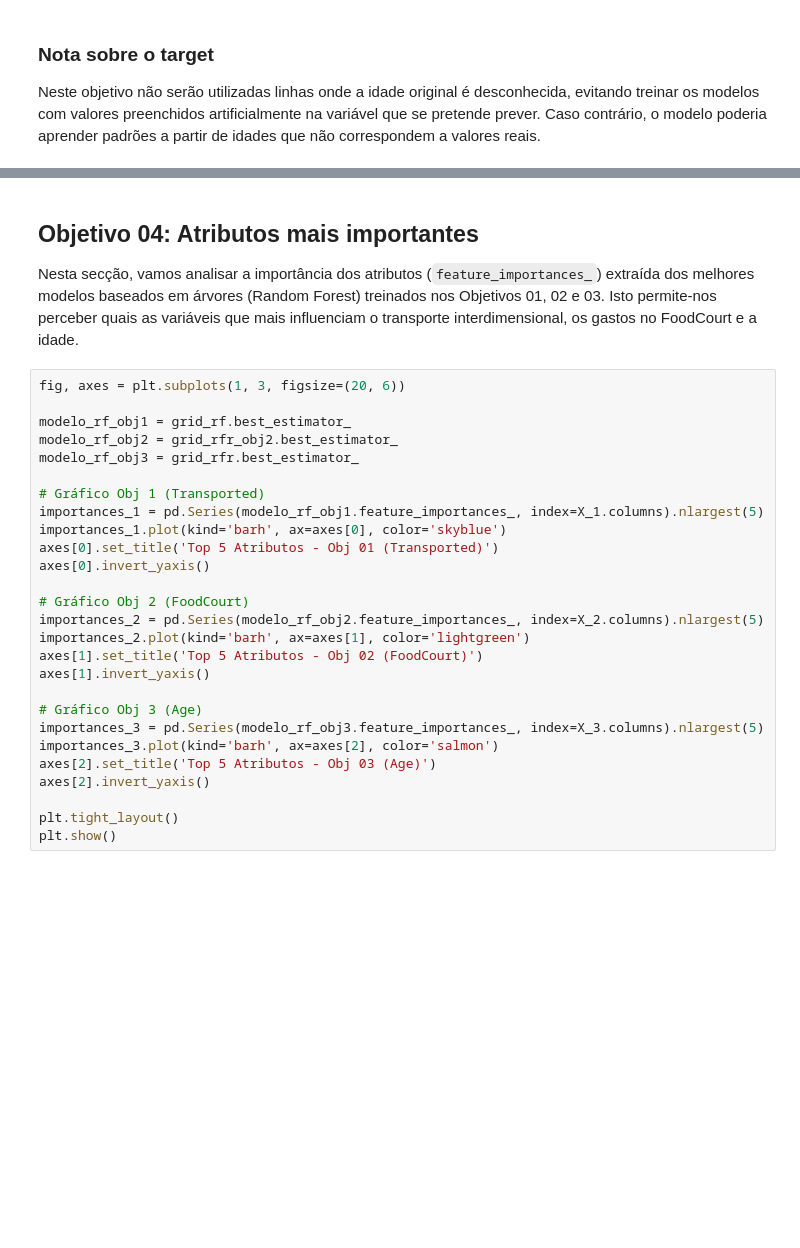
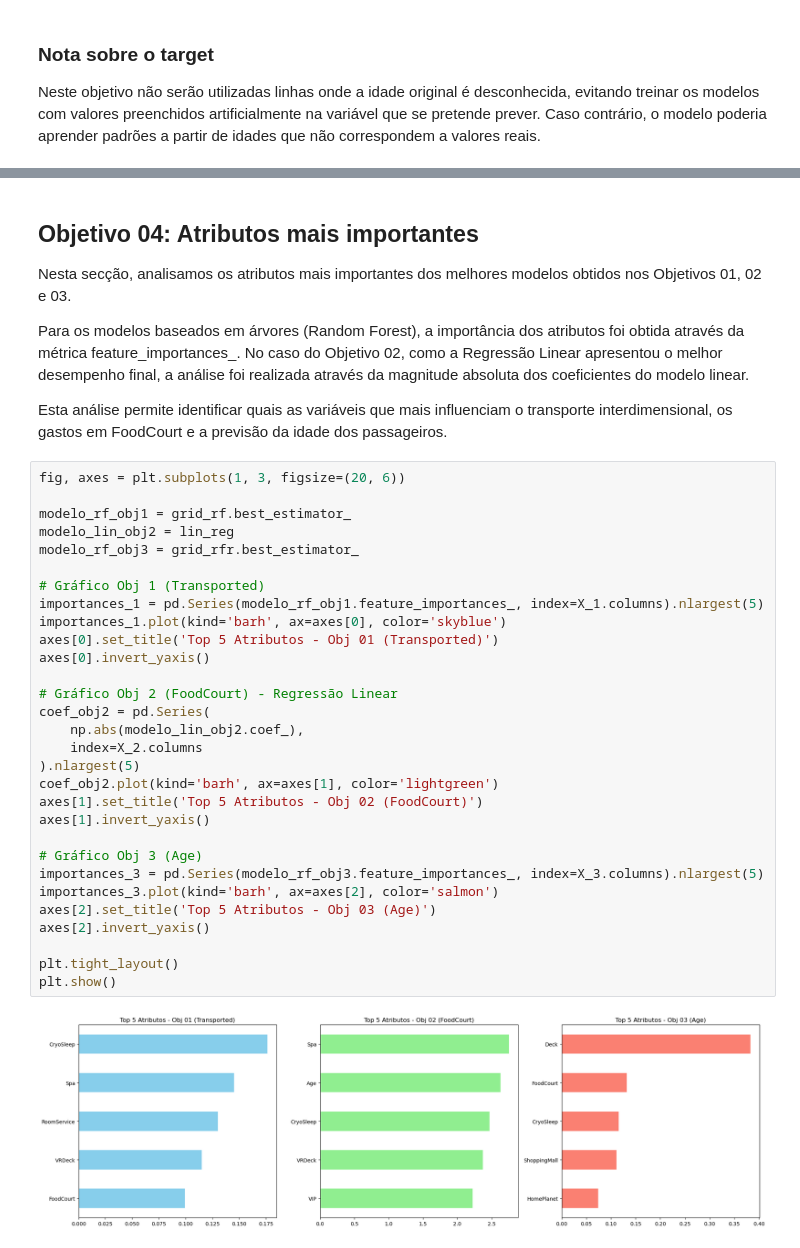
Before and after one commit to rapha918/Projeto_IAA, a Jupyter notebook: Projeto_IAA_GrupoAO.ipynb, the cells around one changed output, grey strips where cells are left out. Cells and saved outputs as stored; diff of their text form; blank space fills up the shorter version.

Commit message:
Objetivo 4 atualizado para alteraçoes objetivo 2

```diff
--- a/Projeto_IAA_GrupoAO.ipynb
+++ b/Projeto_IAA_GrupoAO.ipynb
@@ -329,33 +334,42 @@ display(res_obj3)
 # %% [markdown]
 ## Objetivo 04: Atributos mais importantes
-Nesta secção, vamos analisar a importância dos atributos (`feature_importances_`) extraída dos melhores modelos baseados em árvores (Random Forest) treinados nos Objetivos 01, 02 e 03. Isto permite-nos perceber quais as variáveis que mais influenciam o transporte interdimensional, os gastos no FoodCourt e a idade.
+Nesta secção, analisamos os atributos mais importantes dos melhores modelos obtidos nos Objetivos 01, 02 e 03.
+
+Para os modelos baseados em árvores (Random Forest), a importância dos atributos foi obtida através da métrica feature_importances_. No caso do Objetivo 02, como a Regressão Linear apresentou o melhor desempenho final, a análise foi realizada através da magnitude absoluta dos coeficientes do modelo linear.
+
+Esta análise permite identificar quais as variáveis que mais influenciam o transporte interdimensional, os gastos em FoodCourt e a previsão da idade dos passageiros.
 # %%
 fig, axes = plt.subplots(1, 3, figsize=(20, 6))
 
 modelo_rf_obj1 = grid_rf.best_estimator_
-modelo_rf_obj2 = grid_rfr_obj2.best_estimator_
+modelo_lin_obj2 = lin_reg
 modelo_rf_obj3 = grid_rfr.best_estimator_
 
 # Gráfico Obj 1 (Transported)
 importances_1 = pd.Series(modelo_rf_obj1.feature_importances_, index=X_1.columns).nlargest(5)
 importances_1.plot(kind='barh', ax=axes[0], color='skyblue')
 axes[0].set_title('Top 5 Atributos - Obj 01 (Transported)')
 axes[0].invert_yaxis()
 
-# Gráfico Obj 2 (FoodCourt)
-importances_2 = pd.Series(modelo_rf_obj2.feature_importances_, index=X_2.columns).nlargest(5)
-importances_2.plot(kind='barh', ax=axes[1], color='lightgreen')
+# Gráfico Obj 2 (FoodCourt) - Regressão Linear
+coef_obj2 = pd.Series(
+    np.abs(modelo_lin_obj2.coef_),
+    index=X_2.columns
+).nlargest(5)
+coef_obj2.plot(kind='barh', ax=axes[1], color='lightgreen')
 axes[1].set_title('Top 5 Atributos - Obj 02 (FoodCourt)')
 axes[1].invert_yaxis()
 
 # Gráfico Obj 3 (Age)
 importances_3 = pd.Series(modelo_rf_obj3.feature_importances_, index=X_3.columns).nlargest(5)
 importances_3.plot(kind='barh', ax=axes[2], color='salmon')
 axes[2].set_title('Top 5 Atributos - Obj 03 (Age)')
 axes[2].invert_yaxis()
 
 plt.tight_layout()
 plt.show()
+# %% [output]
+[figure, added]
 # %% [markdown]
 ## Discussão e Conclusões
 
```
Also changed, not shown: parts of 2 cells of this notebook.
